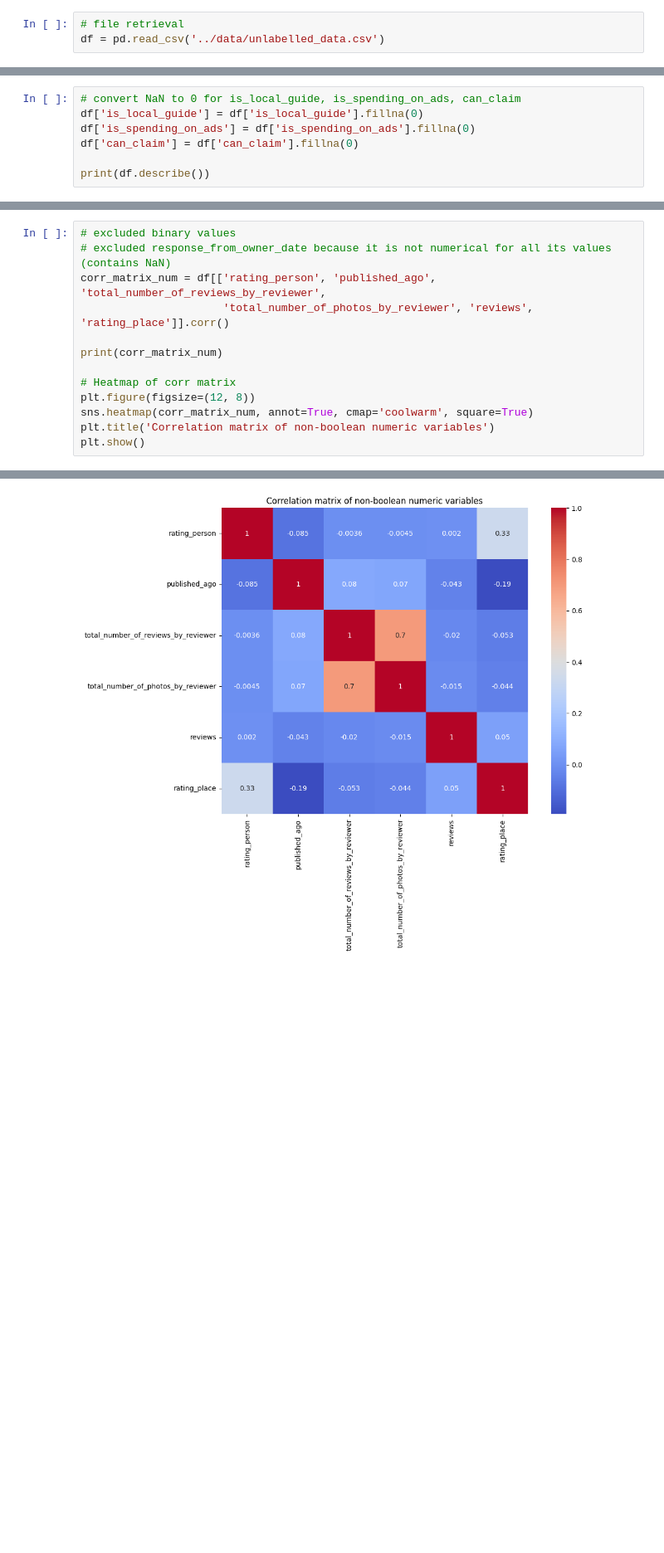
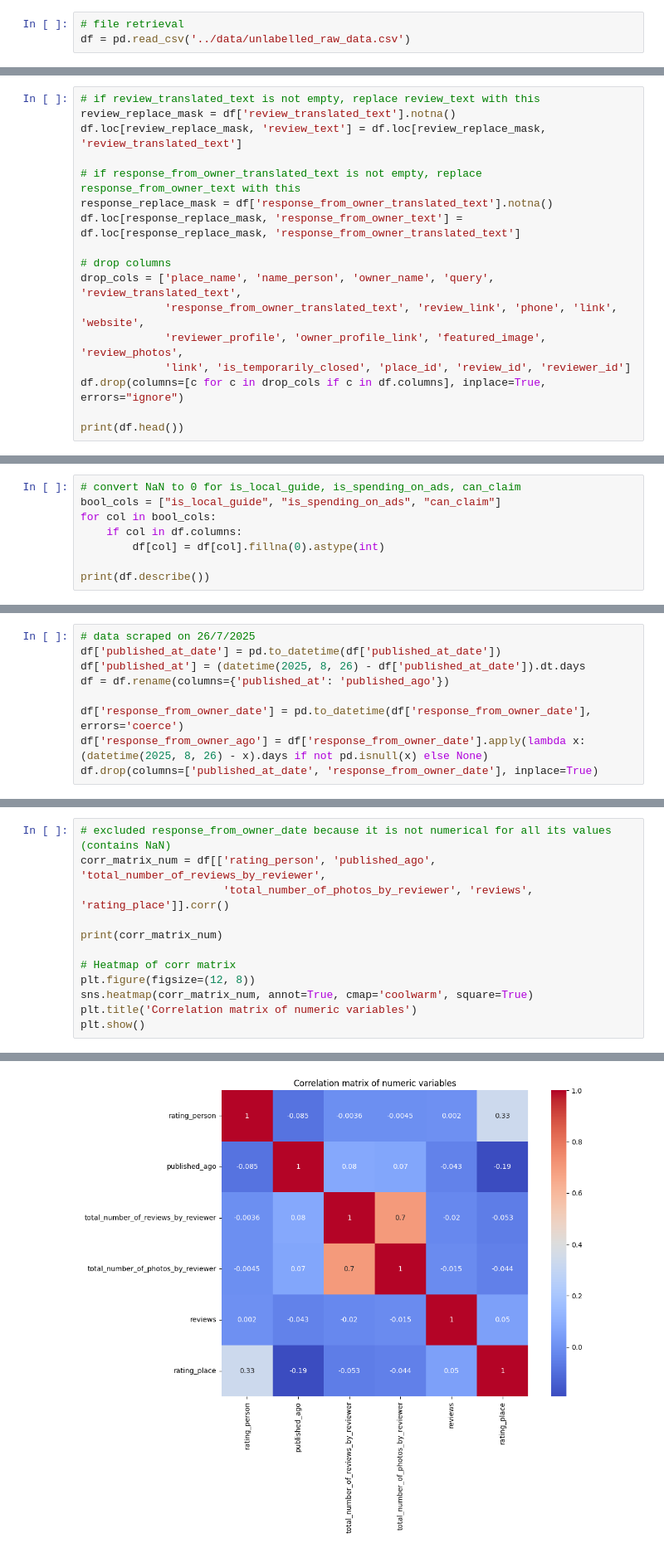
Before and after one commit to zkdlffkdb/location-review-validator, a Jupyter notebook: notebooks/eda.ipynb, the cells around one changed output, grey strips where cells are left out. Shown: that part at 83% size. Saved outputs shown, nothing was run; the diff lists cells and outputs as text; blank space fills up the shorter version.

Commit message:
Finished data analysis and engineering text based features.

```diff
--- a/notebooks/eda.ipynb
+++ b/notebooks/eda.ipynb
@@ -9,6 +12,6 @@ import seaborn as sns
 # %%
 # file retrieval
-df = pd.read_csv('../data/unlabelled_data.csv')
+df = pd.read_csv('../data/unlabelled_raw_data.csv')
 # %% [markdown]
 ## Data visualisation
 # %%
@@ -56,0 +114,17 @@ print(df.head())
+# %%
+# if review_translated_text is not empty, replace review_text with this
+review_replace_mask = df['review_translated_text'].notna()
+df.loc[review_replace_mask, 'review_text'] = df.loc[review_replace_mask, 'review_translated_text']
+
+# if response_from_owner_translated_text is not empty, replace response_from_owner_text with this
+response_replace_mask = df['response_from_owner_translated_text'].notna()
+df.loc[response_replace_mask, 'response_from_owner_text'] = df.loc[response_replace_mask, 'response_from_owner_translated_text']
+
+# drop columns
+drop_cols = ['place_name', 'name_person', 'owner_name', 'query', 'review_translated_text',
+             'response_from_owner_translated_text', 'review_link', 'phone', 'link', 'website',
+             'reviewer_profile', 'owner_profile_link', 'featured_image', 'review_photos',
+             'link', 'is_temporarily_closed', 'place_id', 'review_id', 'reviewer_id']
+df.drop(columns=[c for c in drop_cols if c in df.columns], inplace=True, errors="ignore")
+
+print(df.head())
@@ -61,9 +153,10 @@ For numeric boolean data, need to convert NaN to 0 instead.
 - can_claim
 # %%
 # convert NaN to 0 for is_local_guide, is_spending_on_ads, can_claim
-df['is_local_guide'] = df['is_local_guide'].fillna(0)
-df['is_spending_on_ads'] = df['is_spending_on_ads'].fillna(0)
-df['can_claim'] = df['can_claim'].fillna(0)
+bool_cols = ["is_local_guide", "is_spending_on_ads", "can_claim"]
+for col in bool_cols:
+    if col in df.columns:
+        df[col] = df[col].fillna(0).astype(int)
 
 print(df.describe())
 # %% [output]
@@ -165,3 +262,12 @@ plt.show()
+# %%
+# data scraped on 26/7/2025
+df['published_at_date'] = pd.to_datetime(df['published_at_date'])
+df['published_at'] = (datetime(2025, 8, 26) - df['published_at_date']).dt.days
+df = df.rename(columns={'published_at': 'published_ago'})
+
+df['response_from_owner_date'] = pd.to_datetime(df['response_from_owner_date'], errors='coerce')
+df['response_from_owner_ago'] = df['response_from_owner_date'].apply(lambda x: (datetime(2025, 8, 26) - x).days if not pd.isnull(x) else None)
+df.drop(columns=['published_at_date', 'response_from_owner_date'], inplace=True)
 # %%
 fig, axs = plt.subplots(1, 2, figsize=(18, 8))
 
@@ -187,34 +293,33 @@ plt.show()
 
 Using non-boolean numeric variables
 # %%
-# excluded binary values
 # excluded response_from_owner_date because it is not numerical for all its values (contains NaN)
 corr_matrix_num = df[['rating_person', 'published_ago', 'total_number_of_reviews_by_reviewer',
                       'total_number_of_photos_by_reviewer', 'reviews', 'rating_place']].corr()
 
 print(corr_matrix_num)
 
 # Heatmap of corr matrix
 plt.figure(figsize=(12, 8))
 sns.heatmap(corr_matrix_num, annot=True, cmap='coolwarm', square=True)
-plt.title('Correlation matrix of non-boolean numeric variables')
+plt.title('Correlation matrix of numeric variables')
 plt.show()
 # %% [output]
                                      rating_person  published_ago  \
 rating_person                             1.000000      -0.085200
 published_ago                            -0.085200       1.000000
 total_number_of_reviews_by_reviewer      -0.003629       0.080244
 total_number_of_photos_by_reviewer       -0.004454       0.070303
 reviews                                   0.002006      -0.042812
 rating_place                              0.331195      -0.192559
 
                                      total_number_of_reviews_by_reviewer  \
 rating_person                                                  -0.003629
 published_ago                                                   0.080244
 total_number_of_reviews_by_reviewer                             1.000000
 ... (15 lines left out)
 total_number_of_reviews_by_reviewer -0.020235     -0.053411
 total_number_of_photos_by_reviewer  -0.015421     -0.043954
 reviews                              1.000000      0.050060
 rating_place                         0.050060      1.000000
-[figure, old version]
+[figure, new version]
```
Also changed, not shown: parts of 17 cells of this notebook, 2 other files.
